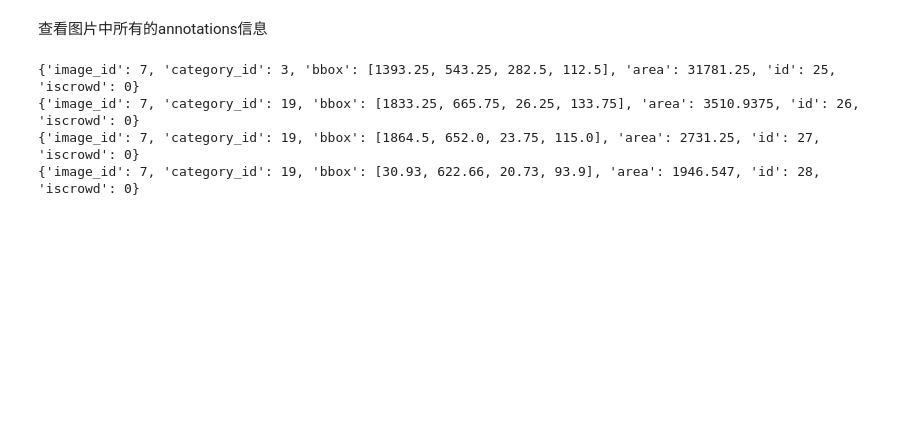
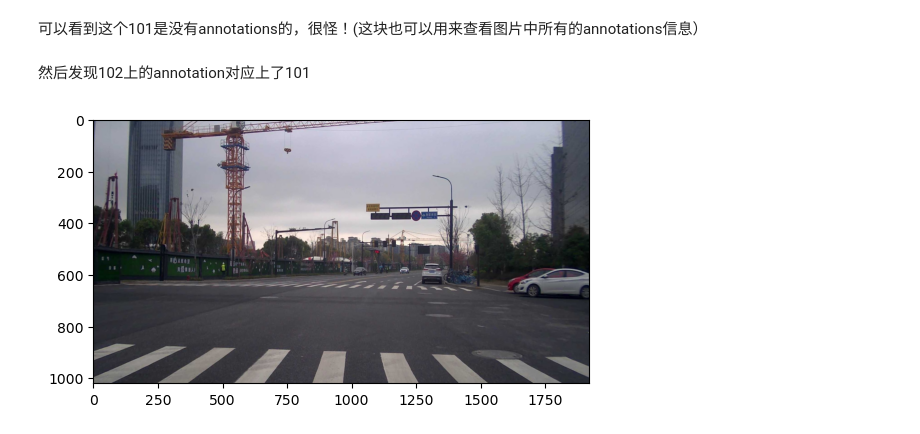
Before and after one commit to NickHezhuolin/CODA-dataset-vis, a Jupyter notebook: vis.ipynb, the cells around one changed output. Drawn from its saved outputs; the diff is of its cells as text; code cells hidden in the pictures; blank space fills up the shorter version.

Commit message:
[CODA-error-info]

```diff
--- a/vis.ipynb
+++ b/vis.ipynb
@@ -50,11 +62,16 @@ for id in range(len(images)):
-# %% [markdown]
-查看图片中所有的annotations信息
+# %% [markdown]
+可以看到这个101是没有annotations的，很怪！(这块也可以用来查看图片中所有的annotations信息）
 # %%
+res_id = 101
 for item in annotations:
         if item["image_id"] == res_id:
             print(item)
-# %% [output]
-{'image_id': 7, 'category_id': 3, 'bbox': [1393.25, 543.25, 282.5, 112.5], 'area': 31781.25, 'id': 25, 'iscrowd': 0}
-{'image_id': 7, 'category_id': 19, 'bbox': [1833.25, 665.75, 26.25, 133.75], 'area': 3510.9375, 'id': 26, 'iscrowd': 0}
-{'image_id': 7, 'category_id': 19, 'bbox': [1864.5, 652.0, 23.75, 115.0], 'area': 2731.25, 'id': 27, 'iscrowd': 0}
-{'image_id': 7, 'category_id': 19, 'bbox': [30.93, 622.66, 20.73, 93.9], 'area': 1946.547, 'id': 28, 'iscrowd': 0}
+# %% [markdown]
+然后发现102上的annotation对应上了101
+# %%
+img = cv2.imread(r"C:\Users\Administrator\Desktop\CODA\res\101-day-cloudy.jpg")
+img = cv2.cvtColor(img, cv2.COLOR_BGR2RGB)
+plt.imshow(img)
+plt.show()
+# %% [output]
+[figure, added]
```
Also changed, not shown: parts of 5 cells of this notebook, 1 other file.
